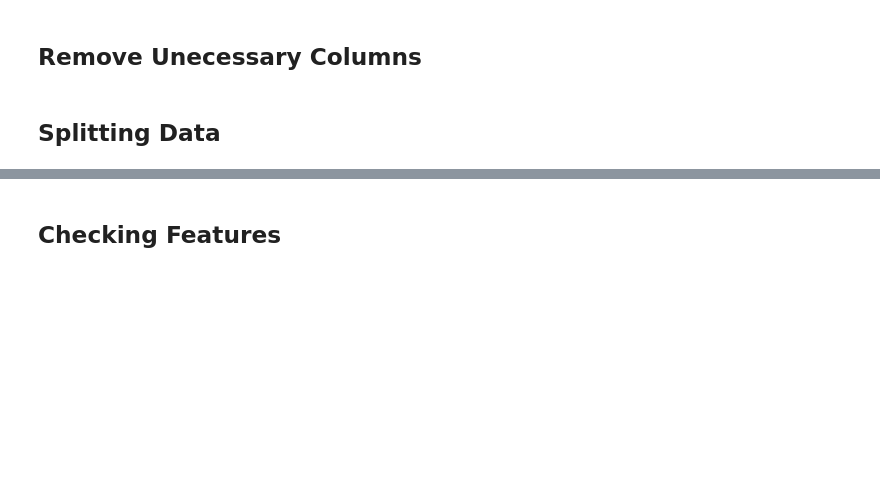
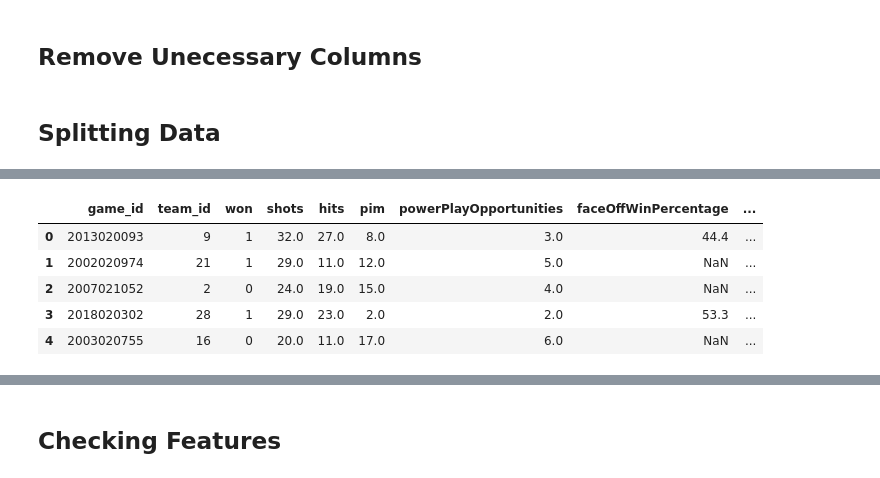
Before and after one commit to adamkritz/nhlgames, a Jupyter notebook: Final Report (.ipynb)/Final_Report.ipynb, the cells around one changed output, grey strips where cells are left out. Drawn from its saved outputs; the diff is of its cells as text; code cells hidden in the pictures; blank space fills up the shorter version.

```diff
--- a/Final Report (.ipynb)/Final_Report.ipynb
+++ b/Final Report (.ipynb)/Final_Report.ipynb
@@ -185,0 +186,9 @@ Val shape:  (7589, 19)
+# %%
+df_train.head()
+# %% [output]
+|  | game_id | team_id | won | shots | hits | pim | powerPlayOpportunities | faceOffWinPercentage | ... |
+| 0 | 2013020093 | 9 | 1 | 32.0 | 27.0 | 8.0 | 3.0 | 44.4 | ... |
+| 1 | 2002020974 | 21 | 1 | 29.0 | 11.0 | 12.0 | 5.0 | NaN | ... |
+| 2 | 2007021052 | 2 | 0 | 24.0 | 19.0 | 15.0 | 4.0 | NaN | ... |
+| 3 | 2018020302 | 28 | 1 | 29.0 | 23.0 | 2.0 | 2.0 | 53.3 | ... |
+| 4 | 2003020755 | 16 | 0 | 20.0 | 11.0 | 17.0 | 6.0 | NaN | ... |
```
Also changed, not shown: parts of 10 cells of this notebook.
